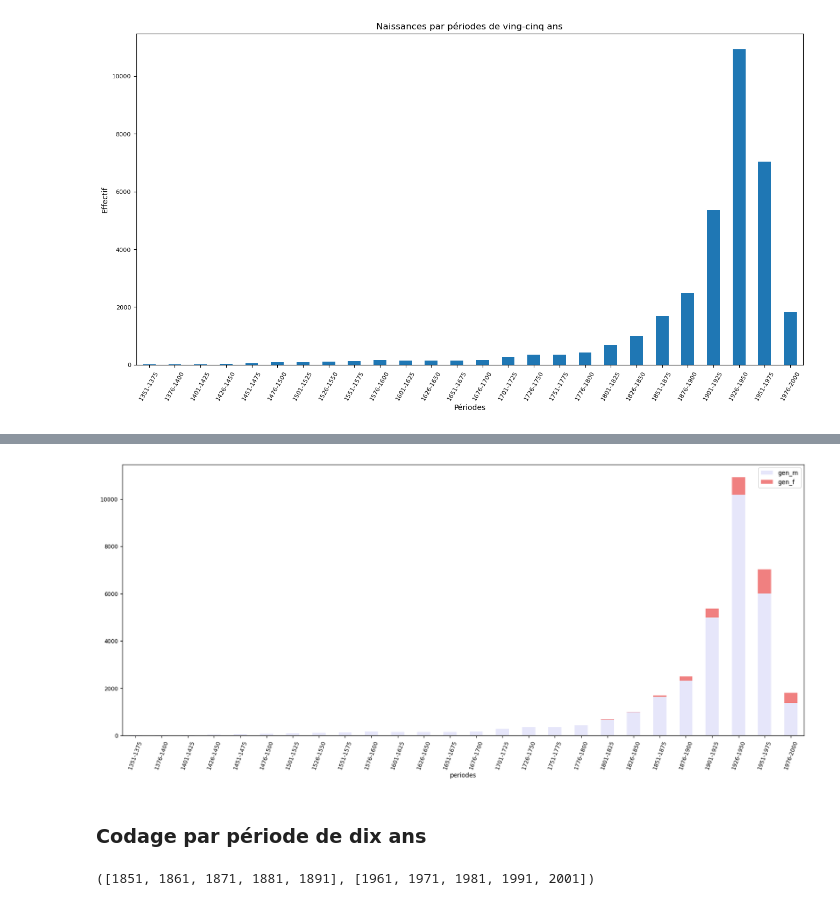
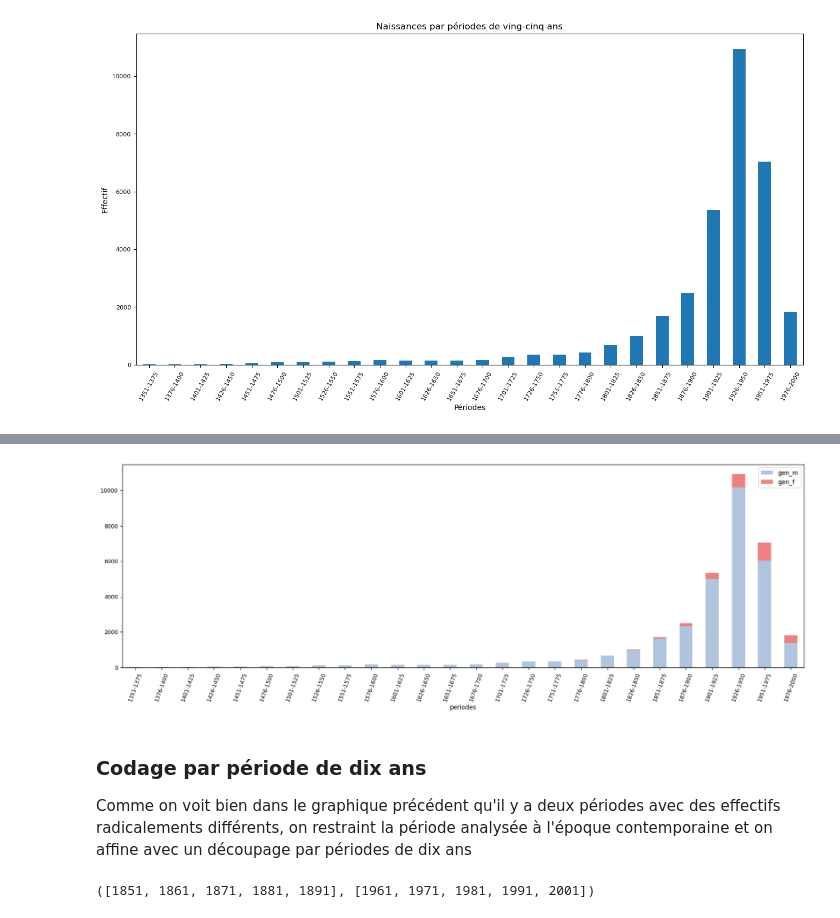
Before and after one commit to Chiodo53/astronomers, a Jupyter notebook: notebooks_jupyter/wikidata_exploration/distribution_naissances.ipynb, the cells around one changed output, grey strips where cells are left out. Saved outputs shown, nothing was run; the diff lists cells and outputs as text; code cells hidden in the pictures.

```diff
--- a/notebooks_jupyter/wikidata_exploration/distribution_naissances.ipynb
+++ b/notebooks_jupyter/wikidata_exploration/distribution_naissances.ipynb
@@ -303,4 +313,4 @@ plt.show()
 # %%
 ### Créer une copie indépendante du DataFrame (attention aux copies de variables qui sont seulement des alias)
-cdf_b = df_b[df_b['birthYear'] < 2001].copy(deep=True)
+cdf_p = df_p[df_p['birthYear'] < 2001].copy(deep=True)
 # %%
@@ -318,16 +337,16 @@ l_25[:5],l_25[-5:]
 # %% [output]
 ([1351, 1376, 1401, 1426, 1451], [1901, 1926, 1951, 1976, 2001])
 # %%
+### fonction pd.cut : https://pandas.pydata.org/pandas-docs/stable/reference/api/pandas.cut.html
+# On ajoute une nouvelle colonne qui contient la période sur la base de la liste précédente
+# et de la valeur de l'année
 
-## fonction pd.cut : https://pandas.pydata.org/pandas-docs/stable/reference/api/pandas.cut.html
-
-
-cdf_b['periodes'] = pd.cut(cdf_b['birthYear'], l_25, right=False)
+cdf_p['periodes'] = pd.cut(cdf_p['birthYear'], l_25, right=False)
 
 ### Transformer le code ajouté pour qu'il soit plus lisible
 # noter qu'on a arrondi les valeurs
-cdf_b['periodes'] = cdf_b['periodes'].apply(lambda x : str(int(x.left))+'-'+ str(int(x.right)-1))
+cdf_p['periodes'] = cdf_p['periodes'].apply(lambda x : str(int(x.left))+'-'+ str(int(x.right)-1))
 
 # Inspection
-cdf_b.head(3)
+cdf_p.head(3)
 # %% [output]
@@ -373,7 +397,6 @@ plt.show()
 # %%
-### Regrouper et compter par génération avec la fonction Pandas 'groupby' (équivalente à la précédente)
-# Pertinent en fonction de critères de domaine liés à l'âge
-gender_m = pd.DataFrame(cdf_b[cdf_b.genCode == 'M'].groupby('periodes').size())
+### Regrouper et compter avec un fitre sur le genre masculin
+gender_m = pd.DataFrame(cdf_p[cdf_p.genCode == 'M'].groupby('periodes').size())
 gender_m.columns = ['gen_m']
 gender_m.tail()
 # %% [output]
@@ -386,8 +409,7 @@ gender_m.tail()
 | 1976-2000 | 1377 |
 # %%
-### Regrouper et compter par génération avec la fonction Pandas 'groupby' (équivalente à la précédente)
-# Pertinent en fonction de critères de domaine liés à l'âge
-gender_f = pd.DataFrame(cdf_b[cdf_b.genCode == 'F'].groupby('periodes').size())
+### Regrouper et compter avec un fitre sur le genre féminin
+gender_f = pd.DataFrame(cdf_p[cdf_p.genCode == 'F'].groupby('periodes').size())
 gender_f.columns = ['gen_f']
 gender_f.tail()
 # %% [output]
@@ -423,12 +448,15 @@ merged.tail()
 # %%
 ### Documentation
 # https://pandas.pydata.org/pandas-docs/stable/reference/api/pandas.DataFrame.plot.bar.html
-ax = merged.plot.bar(stacked=True, rot=70, fontsize=9, figsize=(20,8), color=['Lavender', 'LightCoral'])
+ax = merged.plot.bar(stacked=True, rot=70, fontsize=9, figsize=(20,6), color=['LightSteelBlue', 'LightCoral'])
 plt.show()
 # %% [output]
-[figure, old version]
+[figure, new version]
 # %% [markdown]
 ### Codage par période de dix ans
+
+Comme on voit bien dans le graphique précédent qu'il y a deux périodes avec des effectifs radicalements différents,
+on restraint la période analysée à l'époque contemporaine et on affine avec un découpage par périodes de dix ans
 # %%
 l_10 = list(range(1851, 2002, 10))
 l_10[:5],l_10[-5:]
```
Also changed, not shown: parts of 50 cells of this notebook.
